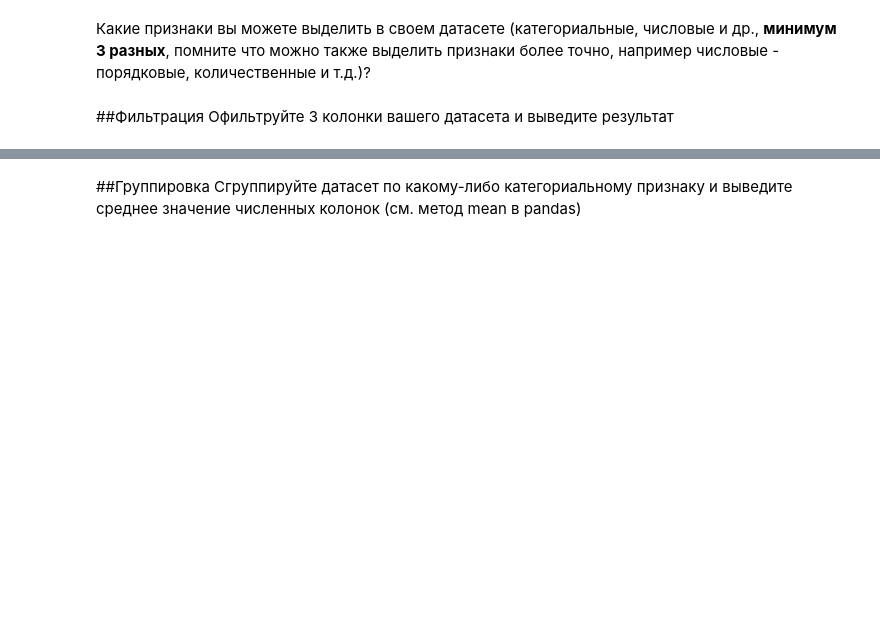
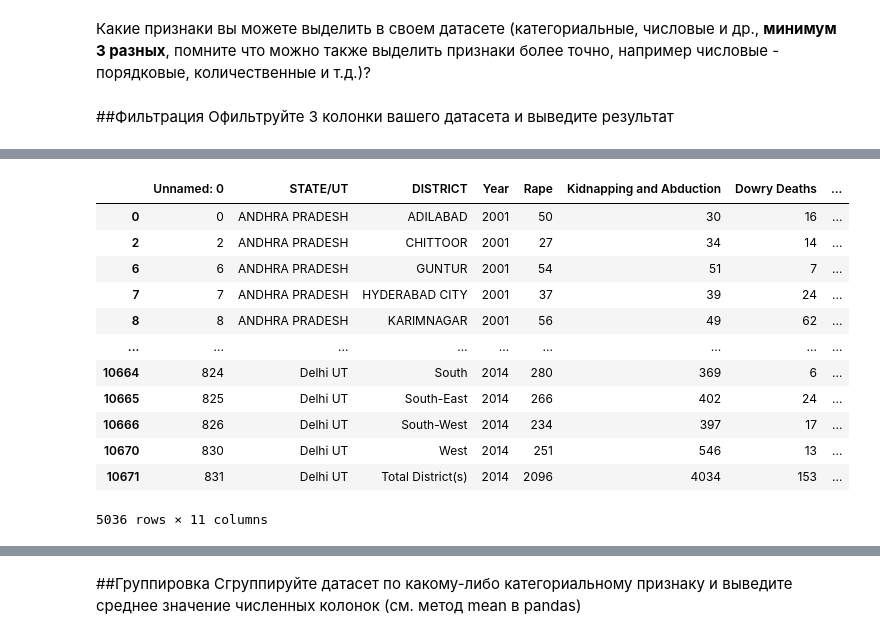
Before and after one commit to SADDLOVE/lab, a Jupyter notebook: lab1/Задание_1.ipynb, the cells around one changed output, grey strips where cells are left out. Cells and saved outputs as stored; diff of their text form; code cells hidden in the pictures; blank space fills up the shorter version.

```diff
--- a/lab1/Задание_1.ipynb
+++ b/lab1/Задание_1.ipynb
@@ -65,0 +184,16 @@ df
+# %%
+df[df["Rape"] > 23]
+# %% [output]
+|  | Unnamed: 0 | STATE/UT | DISTRICT | Year | Rape | Kidnapping and Abduction | Dowry Deaths | ... |
+| 0 | 0 | ANDHRA PRADESH | ADILABAD | 2001 | 50 | 30 | 16 | ... |
+| 2 | 2 | ANDHRA PRADESH | CHITTOOR | 2001 | 27 | 34 | 14 | ... |
+| 6 | 6 | ANDHRA PRADESH | GUNTUR | 2001 | 54 | 51 | 7 | ... |
+| 7 | 7 | ANDHRA PRADESH | HYDERABAD CITY | 2001 | 37 | 39 | 24 | ... |
+| 8 | 8 | ANDHRA PRADESH | KARIMNAGAR | 2001 | 56 | 49 | 62 | ... |
+| ... | ... | ... | ... | ... | ... | ... | ... | ... |
+| 10664 | 824 | Delhi UT | South | 2014 | 280 | 369 | 6 | ... |
+| 10665 | 825 | Delhi UT | South-East | 2014 | 266 | 402 | 24 | ... |
+| 10666 | 826 | Delhi UT | South-West | 2014 | 234 | 397 | 17 | ... |
+| 10670 | 830 | Delhi UT | West | 2014 | 251 | 546 | 13 | ... |
+| 10671 | 831 | Delhi UT | Total District(s) | 2014 | 2096 | 4034 | 153 | ... |
+5036 rows × 11 columns
```
Also changed, not shown: parts of 18 cells of this notebook.
